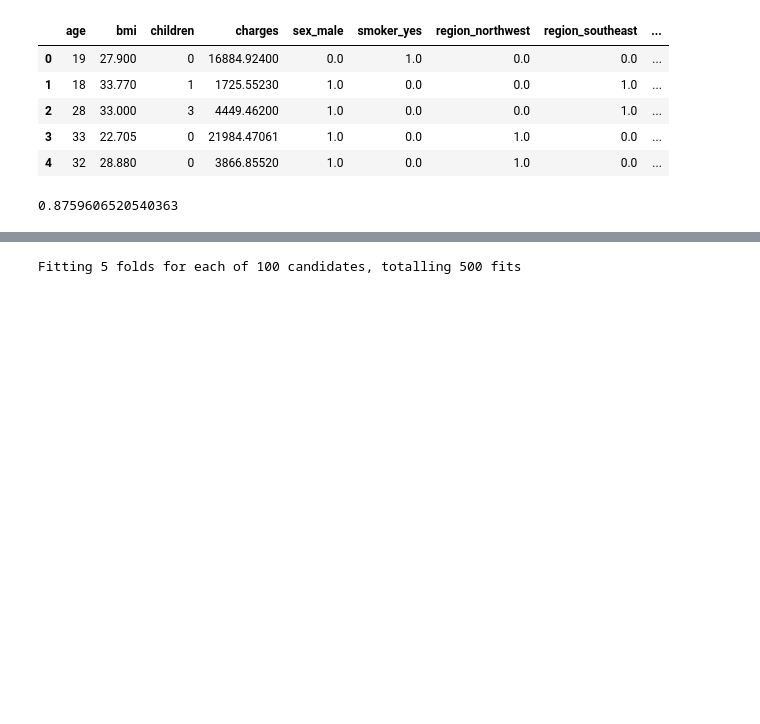
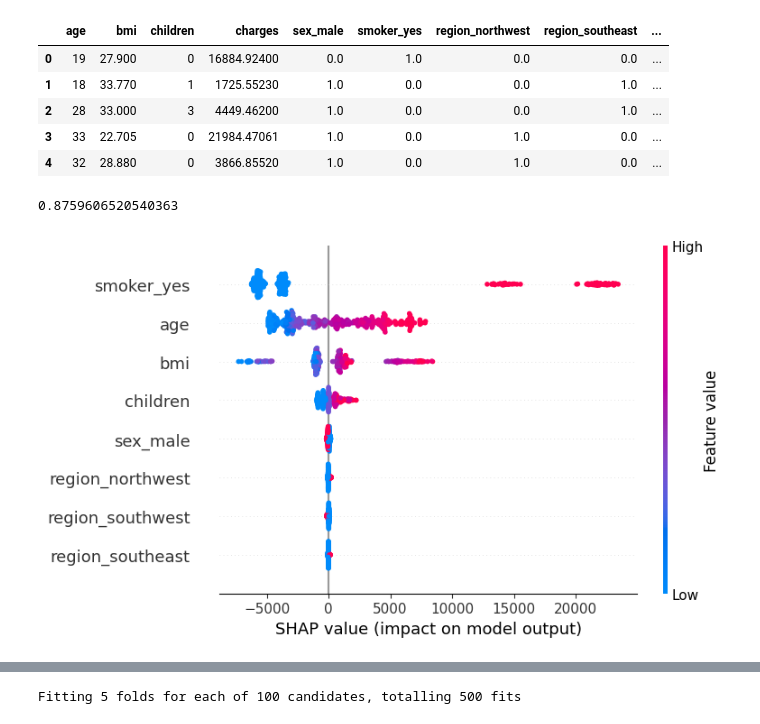
Before and after one commit to pnferreira/koru-analise-dados, a Jupyter notebook: aprendizado-de-maquina/aula5.ipynb, the cells around one changed output, grey strips where cells are left out. Drawn from its saved outputs; the diff is of its cells as text; code cells hidden in the pictures; blank space fills up the shorter version.

```diff
--- a/aprendizado-de-maquina/aula5.ipynb
+++ b/aprendizado-de-maquina/aula5.ipynb
@@ -230,3 +230,11 @@ y_pred_rf = rf.predict(X_test)
 r2_score(y_test, y_pred_rf)
 # %% [output]
 0.8759606520540363
+# %%
+import shap
+explainer = shap.Explainer(rf)
+shap_values = explainer(X_test)
+
+shap.summary_plot(shap_values, X_test)
+# %% [output]
+[figure, added]
```
Also changed, not shown: parts of 6 cells of this notebook, 9 other files.
